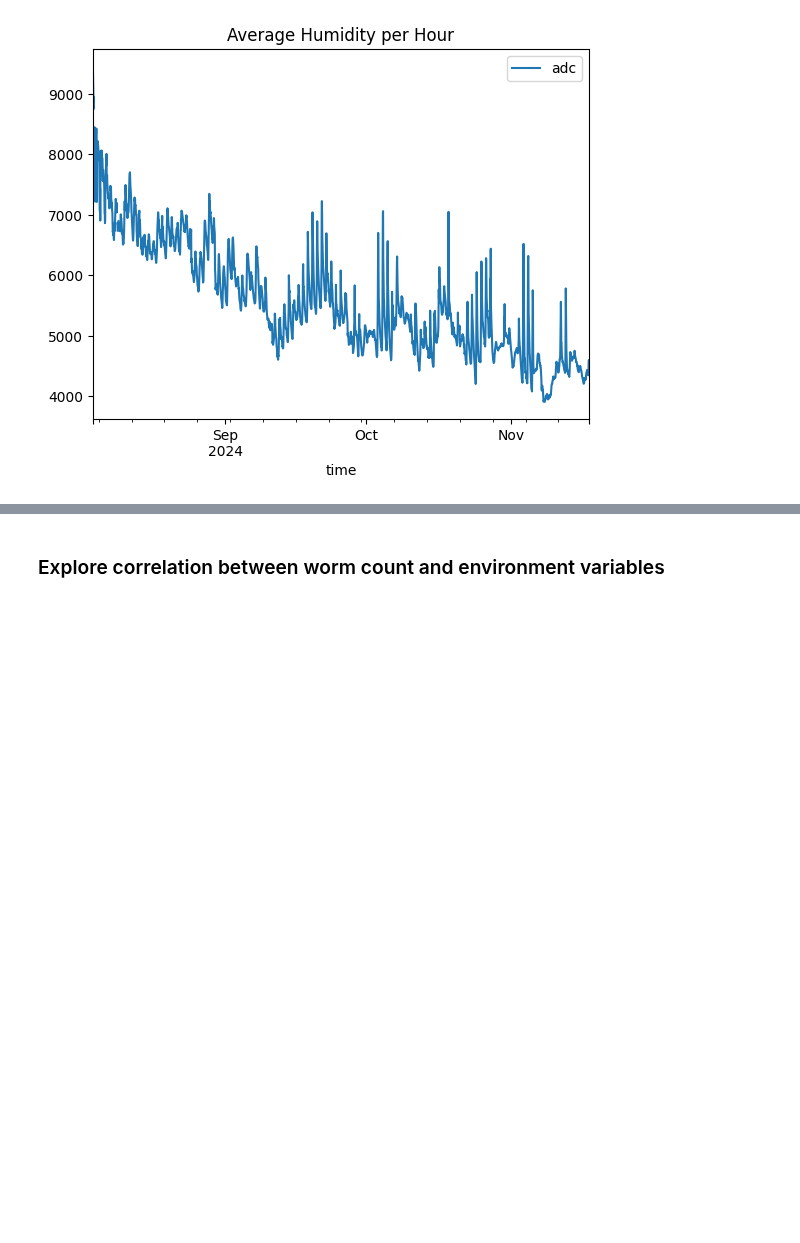
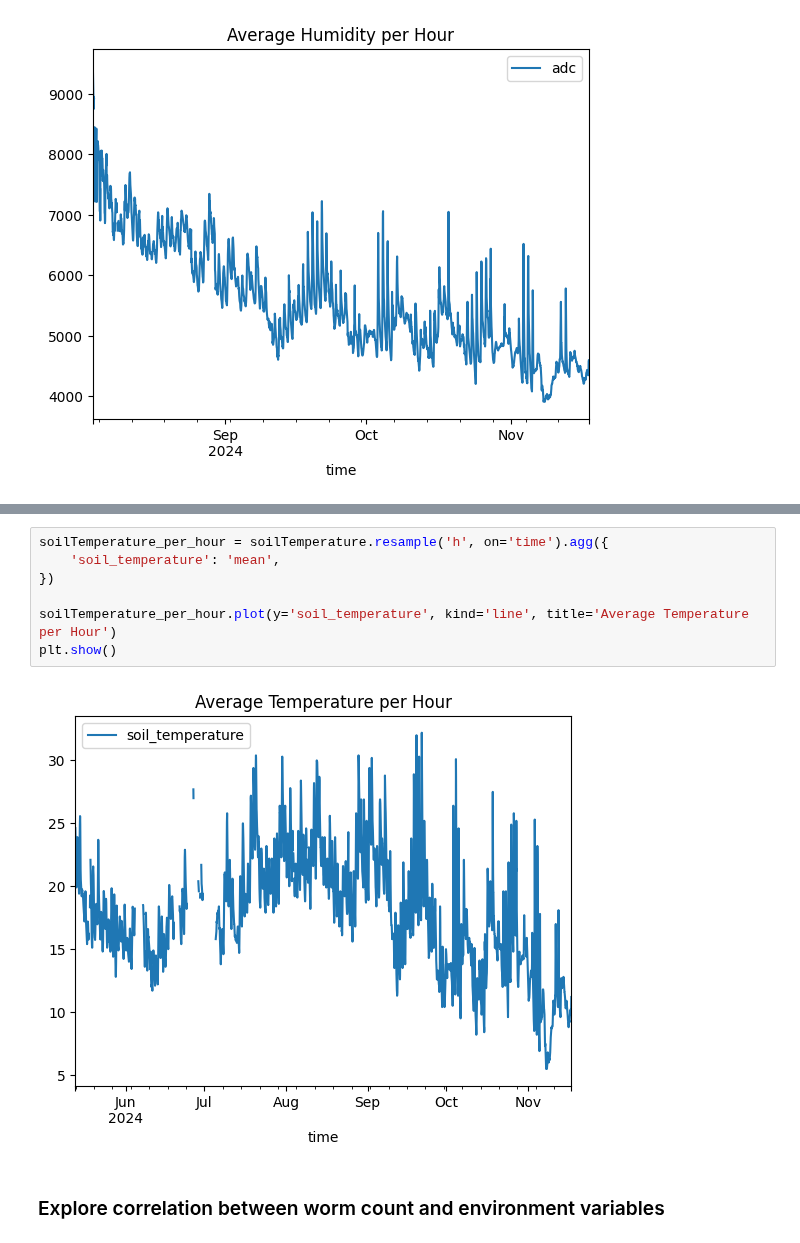
Before and after one commit to wiggle-bin/wiggle-notes, a Jupyter notebook: worms_actvitiy/DataActivityCorrelationUsingUpdatedModel.ipynb, the cells around one changed output, grey strips where cells are left out. Saved outputs shown, nothing was run; the diff lists cells and outputs as text; blank space fills up the shorter version.

```diff
--- a/worms_actvitiy/DataActivityCorrelationUsingUpdatedModel.ipynb
+++ b/worms_actvitiy/DataActivityCorrelationUsingUpdatedModel.ipynb
@@ -256,3 +282,12 @@ plt.show()
+# %%
+soilTemperature_per_hour = soilTemperature.resample('h', on='time').agg({
+    'soil_temperature': 'mean',
+})
+
+soilTemperature_per_hour.plot(y='soil_temperature', kind='line', title='Average Temperature per Hour')
+plt.show()
+# %% [output]
+[figure, added]
 # %% [markdown]
 ### Explore correlation between worm count and environment variables
 # %%
```
Also changed, not shown: parts of 5 cells of this notebook, 1 other file.
